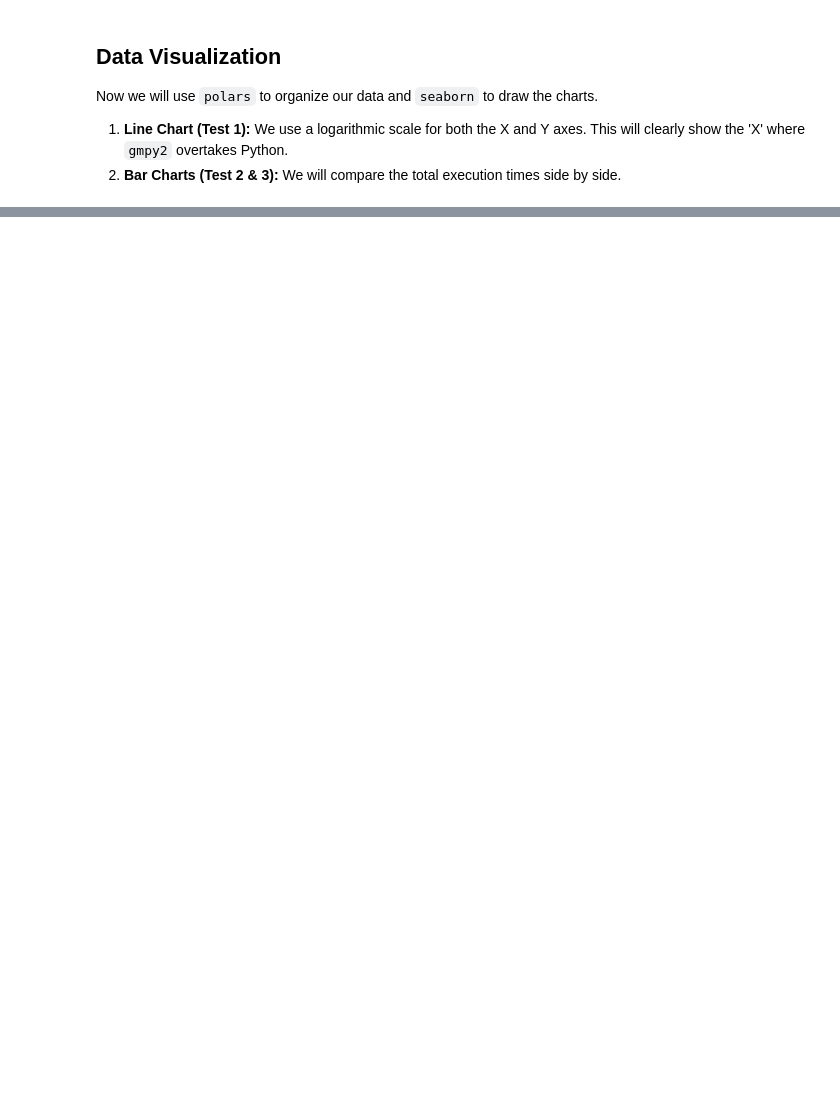
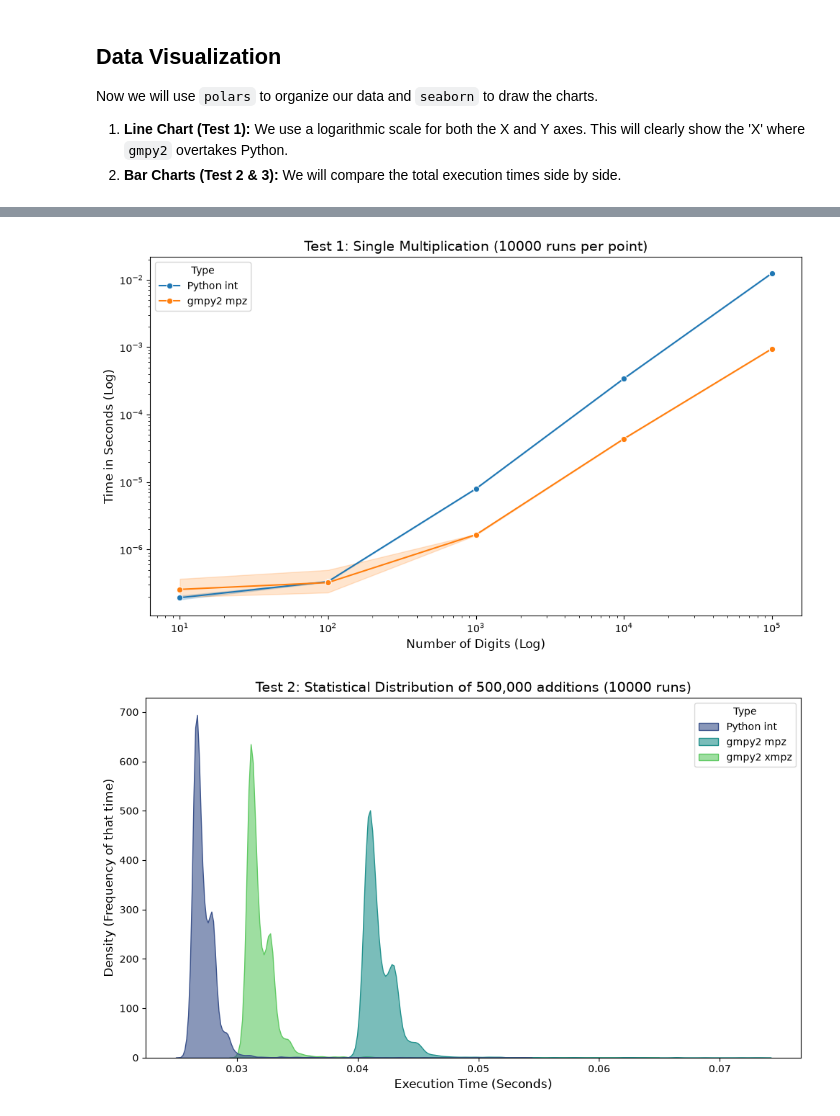
Before and after one commit to MCarraroDev/gmpy2-mpz-xmpz-evaluation, a Jupyter notebook: test.ipynb, the cells around one changed output, grey strips where cells are left out. Saved outputs shown, nothing was run; the diff lists cells and outputs as text; code cells hidden in the pictures; blank space fills up the shorter version.

```diff
--- a/test.ipynb
+++ b/test.ipynb
@@ -22,6 +22,12 @@ sns.set_theme(
 sys.set_int_max_str_digits(500000)
 
 print('Setup complete. Libraries loaded successfully!')
+
+NUM_RUNS = {
+    'TEST_1': 10_000,
+    'TEST_2': 10_000,
+    'TEST_3': 10_000
+}
 # %% [output]
 Setup complete. Libraries loaded successfully!
 # %% [markdown]
@@ -208,0 +170,66 @@ plt.show()
+# %%
+# PLOT 1: The Crossover Point (with Confidence Intervals)
+
+plt.figure(figsize=(10, 6))
+
+sns.lineplot(
+    data=df1,
+    x='Digits',
+    y='Time_Seconds',
+    hue='Type',
+    marker='o',
+    errorbar=('ci', 95) # 95% Confidence Interval band
+)
+plt.title(f'Test 1: Single Multiplication ({NUM_RUNS['TEST_1']} runs per point)', fontsize=14)
+plt.xscale('log')
+plt.yscale('log')
+plt.xlabel('Number of Digits (Log)', fontsize=12)
+plt.ylabel('Time in Seconds (Log)', fontsize=12)
+plt.tight_layout()
+plt.show()
+
+# PLOT 2: Memory Stress Test (Gaussian Curves)
+
+plt.figure(
+    figsize=(10, 6)
+)
+
+sns.kdeplot(
+    data=df2,
+    x='Time_Seconds',
+    hue='Type',
+    fill=True,
+    palette='viridis',
+    alpha=0.6,
+    common_norm=False
+)
+
+plt.title(f'Test 2: Statistical Distribution of {iterations:,} additions ({NUM_RUNS['TEST_2']} runs)', fontsize=14)
+plt.xlabel('Execution Time (Seconds)', fontsize=12)
+plt.ylabel('Density (Frequency of that time)', fontsize=12)
+plt.tight_layout()
+plt.show()
+
+# PLOT 3: Iterative Factorial (Gaussian Curves)
+
+plt.figure(
+    figsize=(10, 6)
+)
+sns.kdeplot(
+    data=df3,
+    x='Time_Seconds',
+    hue='Type',
+    fill=True,
+    palette='magma',
+    alpha=0.6,
+    common_norm=False
+)
+
+plt.title(f'Test 3: Statistical Distribution for {target_factorial}! ({NUM_RUNS['TEST_3']} runs)', fontsize=14)
+plt.xlabel('Execution Time (Seconds)', fontsize=12)
+plt.ylabel('Density (Frequency of that time)', fontsize=12)
+plt.tight_layout()
+plt.show()
+# %% [output]
+[figure, added]
+[figure, added]
```
Also changed, not shown: parts of 5 cells of this notebook, 6 other files.
